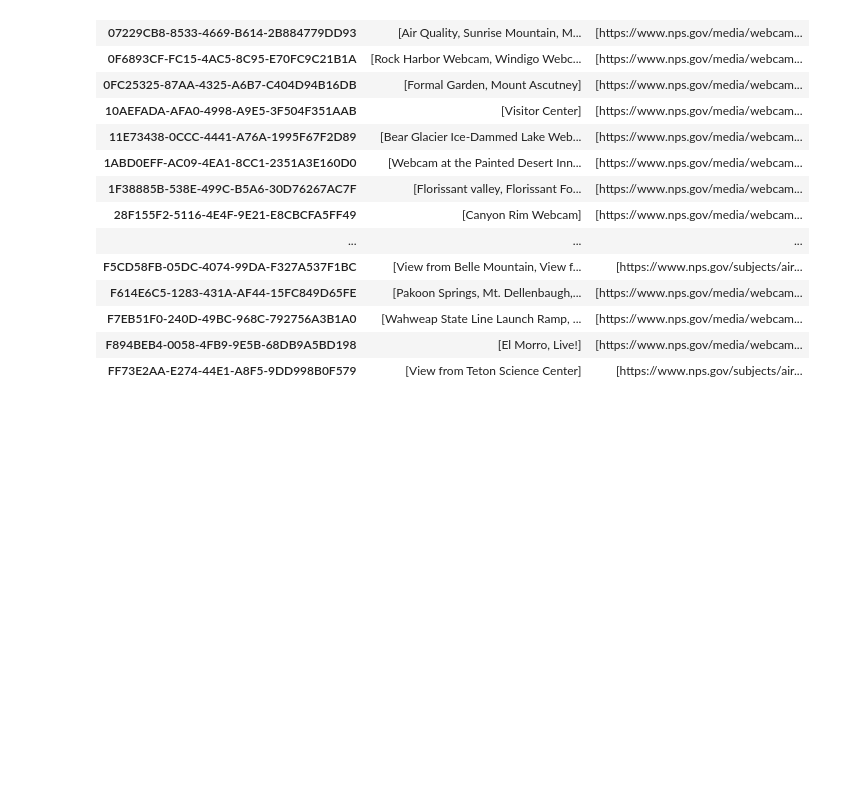
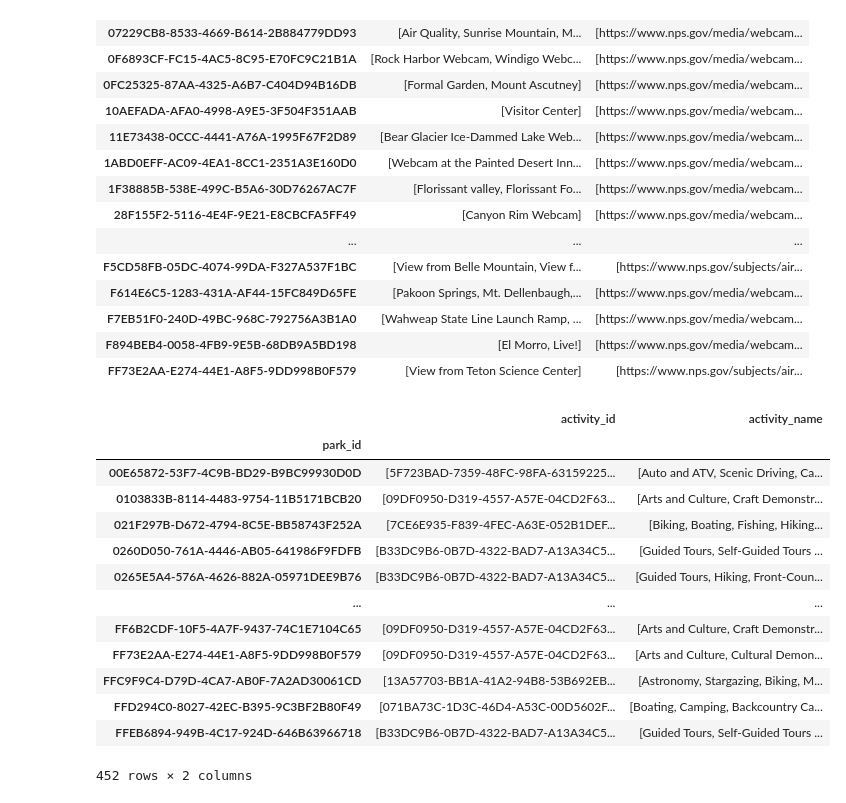
Before and after one commit to adriana-icasiano/National_Parks_Information_Tool, a Jupyter notebook: LL_Flask_Template/LL_df_table_to_html.ipynb, the cells around one changed output. Drawn from its saved outputs; the diff is of its cells as text; code cells hidden in the pictures; blank space fills up the shorter version.

Commit message:
updated table with activites

```diff
--- a/LL_Flask_Template/LL_df_table_to_html.ipynb
+++ b/LL_Flask_Template/LL_df_table_to_html.ipynb
@@ -114,5 +114,26 @@ webcam_url_df
 | F7EB51F0-240D-49BC-968C-792756A3B1A0 | [Wahweap State Line Launch Ramp, ... | [https://www.nps.gov/media/webcam... |
 | F894BEB4-0058-4FB9-9E5B-68DB9A5BD198 | [El Morro, Live!] | [https://www.nps.gov/media/webcam... |
 | FF73E2AA-E274-44E1-A8F5-9DD998B0F579 | [View from Teton Science Center] | [https://www.nps.gov/subjects/air... |
+# %%
+activities = pd.read_sql_query('select * from park_activities', con=engine)
+activities = activities[['park_id', 'activity_id', 'activity_name']]
+activities_df = pd.DataFrame(activities.groupby('park_id').agg({'activity_id': list,
+                                                  'activity_name':list}))
+activities_df
+# %% [output]
+|  | activity_id | activity_name |
+| park_id |  |  |
+| 00E65872-53F7-4C9B-BD29-B9BC99930D0D | [5F723BAD-7359-48FC-98FA-63159225... | [Auto and ATV, Scenic Driving, Ca... |
+| 0103833B-8114-4483-9754-11B5171BCB20 | [09DF0950-D319-4557-A57E-04CD2F63... | [Arts and Culture, Craft Demonstr... |
+| 021F297B-D672-4794-8C5E-BB58743F252A | [7CE6E935-F839-4FEC-A63E-052B1DEF... | [Biking, Boating, Fishing, Hiking... |
+| 0260D050-761A-4446-AB05-641986F9FDFB | [B33DC9B6-0B7D-4322-BAD7-A13A34C5... | [Guided Tours, Self-Guided Tours ... |
+| 0265E5A4-576A-4626-882A-05971DEE9B76 | [B33DC9B6-0B7D-4322-BAD7-A13A34C5... | [Guided Tours, Hiking, Front-Coun... |
+| ... | ... | ... |
+| FF6B2CDF-10F5-4A7F-9437-74C1E7104C65 | [09DF0950-D319-4557-A57E-04CD2F63... | [Arts and Culture, Craft Demonstr... |
+| FF73E2AA-E274-44E1-A8F5-9DD998B0F579 | [09DF0950-D319-4557-A57E-04CD2F63... | [Arts and Culture, Cultural Demon... |
+| FFC9F9C4-D79D-4CA7-AB0F-7A2AD30061CD | [13A57703-BB1A-41A2-94B8-53B692EB... | [Astronomy, Stargazing, Biking, M... |
+| FFD294C0-8027-42EC-B395-9C3BF2B80F49 | [071BA73C-1D3C-46D4-A53C-00D5602F... | [Boating, Camping, Backcountry Ca... |
+| FFEB6894-949B-4C17-924D-646B63966718 | [B33DC9B6-0B7D-4322-BAD7-A13A34C5... | [Guided Tours, Self-Guided Tours ... |
+452 rows × 2 columns
 # %%
 park_fire = park.merge(fire_count_df, how='left', on='park_id')
```
Also changed, not shown: parts of 3 cells of this notebook, 4 other files.
